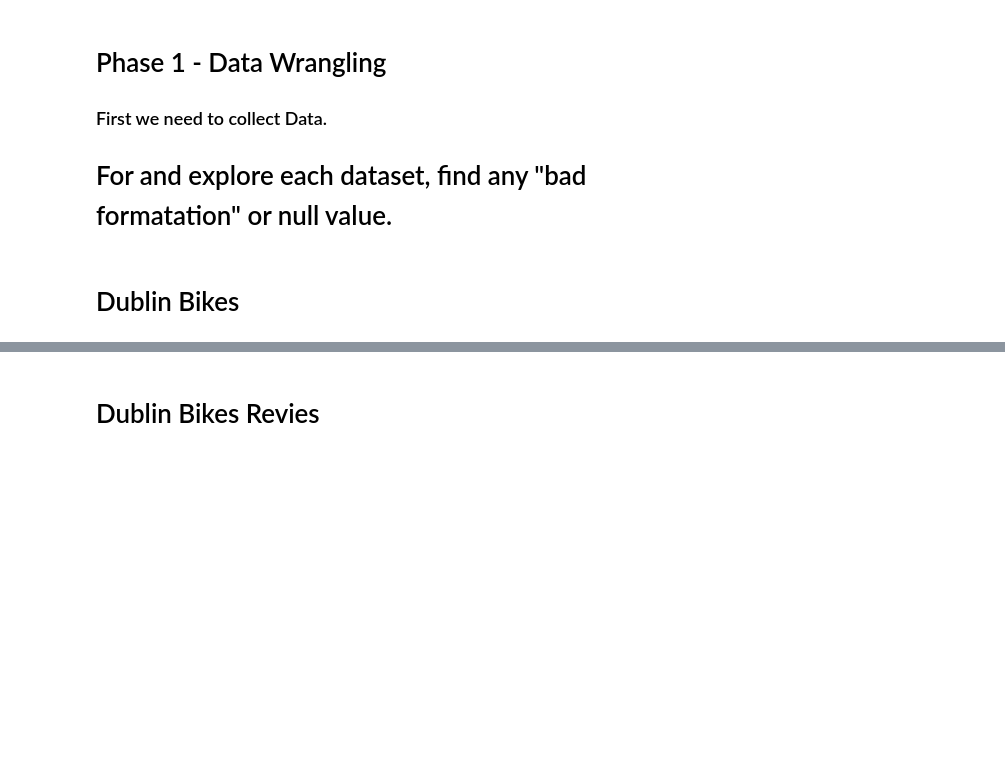
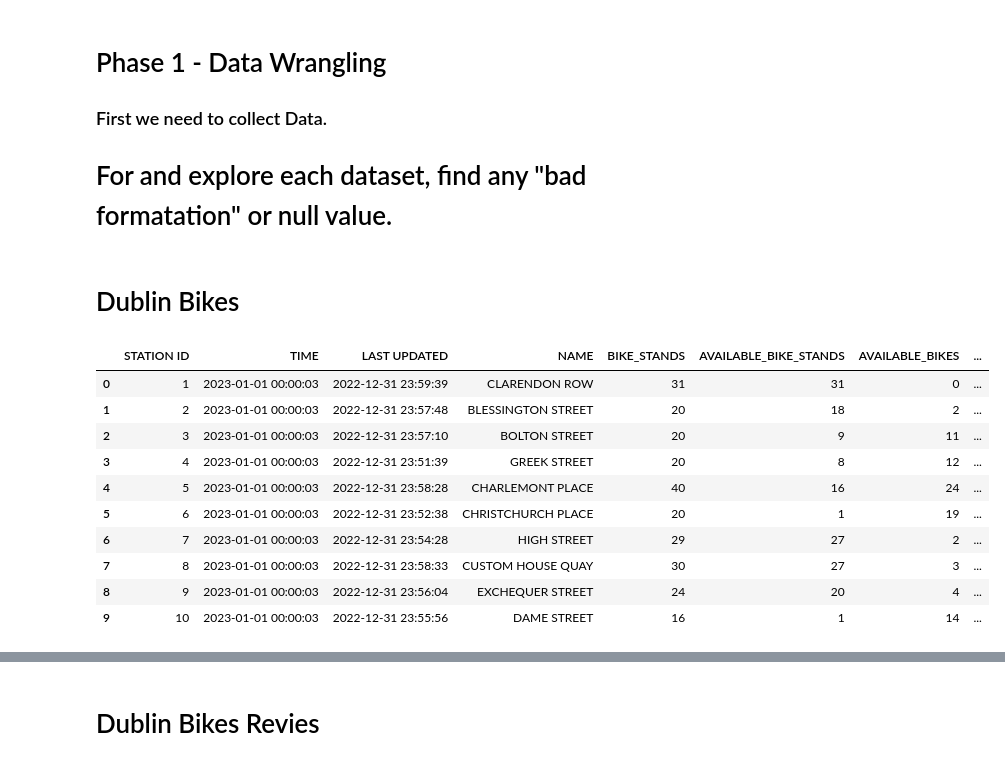
Before and after one commit to jmdtanalyst/MSC_DA_CA2_Transport_Ireland, a Jupyter notebook: MSC_DA_CA2_Jose_Mario.ipynb, the cells around one changed output, grey strips where cells are left out. Cells and saved outputs as stored; diff of their text form; code cells hidden in the pictures; blank space fills up the shorter version.

```diff
--- a/MSC_DA_CA2_Jose_Mario.ipynb
+++ b/MSC_DA_CA2_Jose_Mario.ipynb
@@ -24,0 +24,14 @@ all_hist.head
+# %%
+all_hist.head(10)
+# %% [output]
+|  | STATION ID | TIME | LAST UPDATED | NAME | BIKE_STANDS | AVAILABLE_BIKE_STANDS | AVAILABLE_BIKES | ... |
+| 0 | 1 | 2023-01-01 00:00:03 | 2022-12-31 23:59:39 | CLARENDON ROW | 31 | 31 | 0 | ... |
+| 1 | 2 | 2023-01-01 00:00:03 | 2022-12-31 23:57:48 | BLESSINGTON STREET | 20 | 18 | 2 | ... |
+| 2 | 3 | 2023-01-01 00:00:03 | 2022-12-31 23:57:10 | BOLTON STREET | 20 | 9 | 11 | ... |
+| 3 | 4 | 2023-01-01 00:00:03 | 2022-12-31 23:51:39 | GREEK STREET | 20 | 8 | 12 | ... |
+| 4 | 5 | 2023-01-01 00:00:03 | 2022-12-31 23:58:28 | CHARLEMONT PLACE | 40 | 16 | 24 | ... |
+| 5 | 6 | 2023-01-01 00:00:03 | 2022-12-31 23:52:38 | CHRISTCHURCH PLACE | 20 | 1 | 19 | ... |
+| 6 | 7 | 2023-01-01 00:00:03 | 2022-12-31 23:54:28 | HIGH STREET | 29 | 27 | 2 | ... |
+| 7 | 8 | 2023-01-01 00:00:03 | 2022-12-31 23:58:33 | CUSTOM HOUSE QUAY | 30 | 27 | 3 | ... |
+| 8 | 9 | 2023-01-01 00:00:03 | 2022-12-31 23:56:04 | EXCHEQUER STREET | 24 | 20 | 4 | ... |
+| 9 | 10 | 2023-01-01 00:00:03 | 2022-12-31 23:55:56 | DAME STREET | 16 | 1 | 14 | ... |
```
Also changed, not shown: parts of 30 cells of this notebook, 3 other files.
